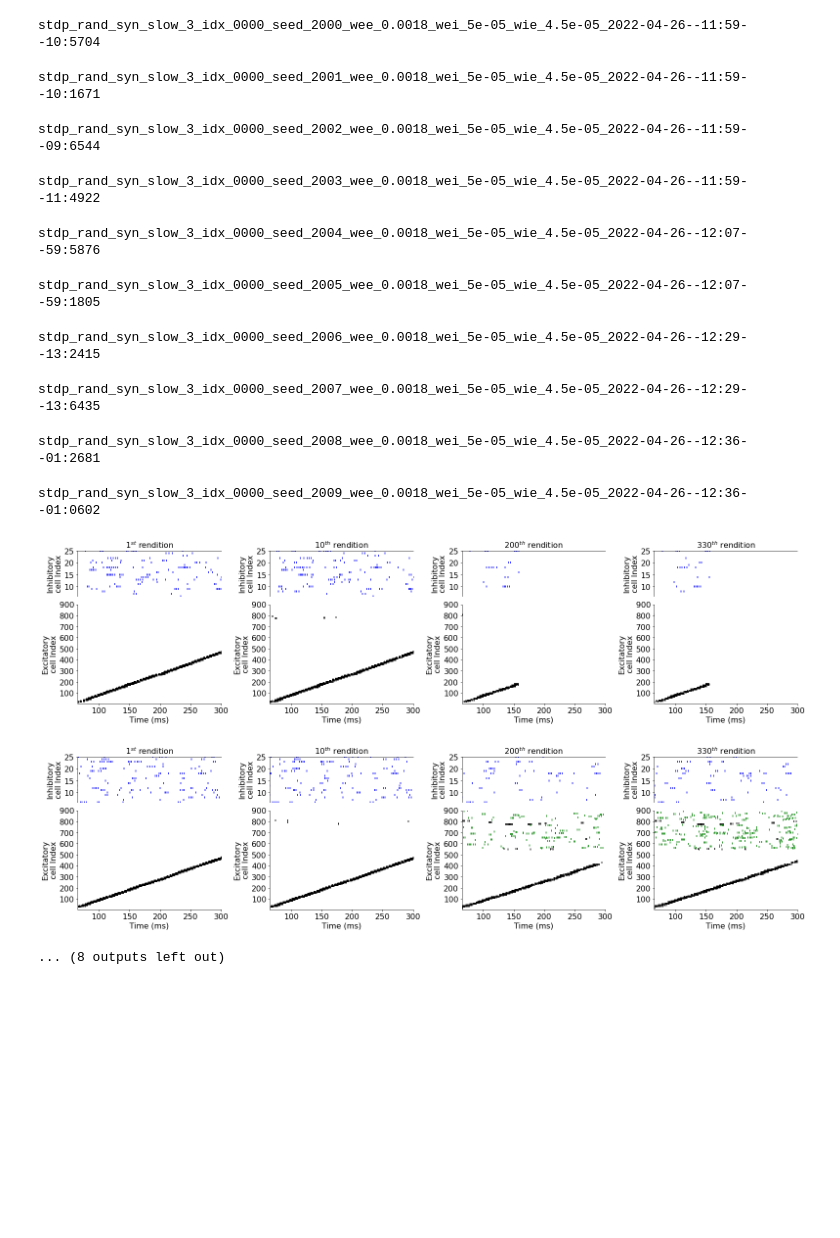
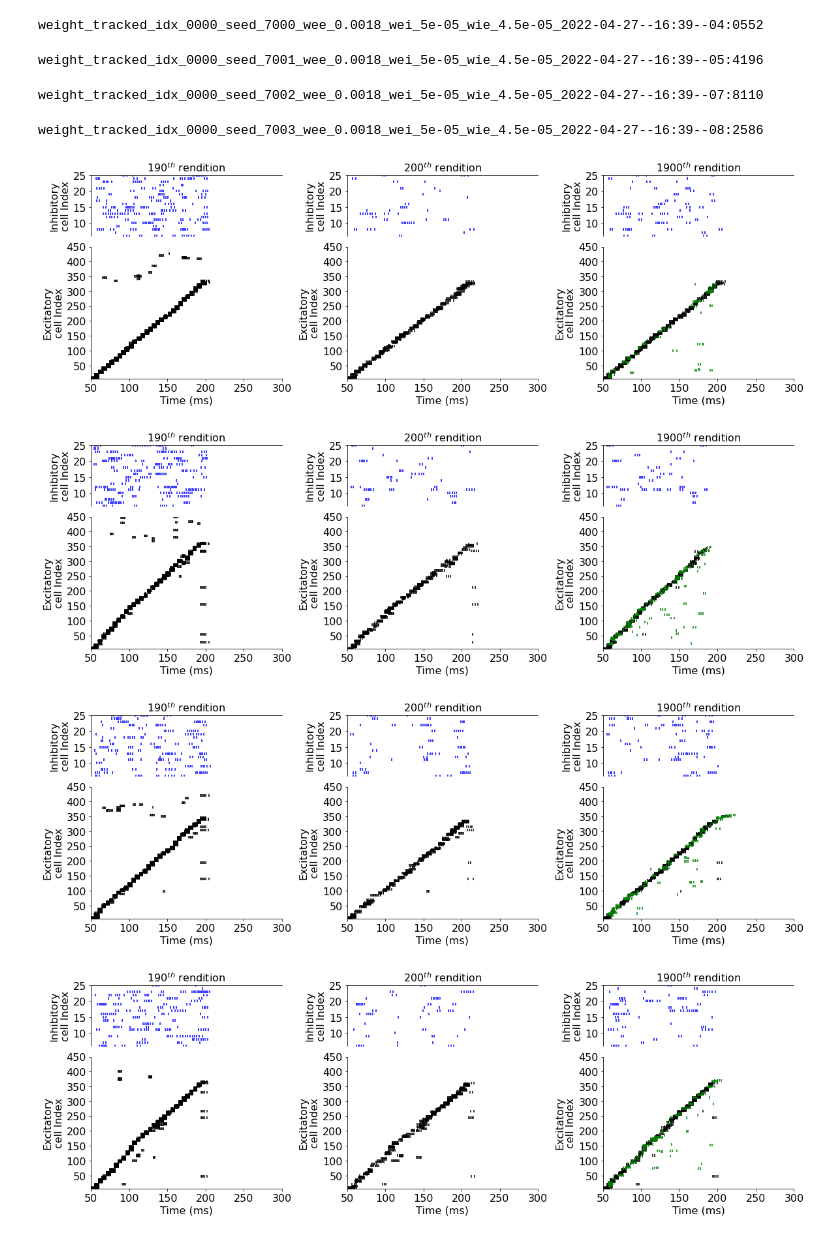
Before and after one commit to davidgbe/synfire_chain_growth, a Jupyter notebook: resilience_project_22_04_13/neurogenesis_+_heterosynaptic_comp_22_04_13/firing_rate_bound_neurogenesis_22_04_20/nb.ipynb, the cells around one changed output. Cells and saved outputs as stored; diff of their text form; code cells hidden in the pictures; blank space fills up the shorter version.

```diff
--- a/resilience_project_22_04_13/neurogenesis_+_heterosynaptic_comp_22_04_13/firing_rate_bound_neurogenesis_22_04_20/nb.ipynb
+++ b/resilience_project_22_04_13/neurogenesis_+_heterosynaptic_comp_22_04_13/firing_rate_bound_neurogenesis_22_04_20/nb.ipynb
@@ -134,11 +134,11 @@ def load_exp_data(direc, cut=None, layer_size=10, n_exc=1000, name_frags=[], rev
             if 'w_r_e' in loaded:
                 w_r_e = data['w_r_e']
 
-                w_r_e_e = w_r_e[:900, :900]
-                w_r_e_i = w_r_e[900:, :900]
+                w_r_e_e = w_r_e[:int(2/3 * n_exc), :n_exc]
+                w_r_e_i = w_r_e[n_exc:, :n_exc]
 
                 if surviving_cell_mask is not None:
-                    w_r_e_e_surviving = w_r_e_e[(surviving_cell_mask & (np.arange(900) < 600)).astype(bool), :]
+                    w_r_e_e_surviving = w_r_e_e[(surviving_cell_mask & (np.arange(n_exc) < int(2/3 * n_exc))).astype(bool), :]
                     summed_incoming_weights_e_e = np.sum(w_r_e_e_surviving[:, surviving_cell_mask], axis=1)
                     summed_incoming_weights_e_i = np.sum(w_r_e_i[:, surviving_cell_mask], axis=1)
                 else:
@@ -175,6 +175,8 @@ def downsample_raster(raster, cell_idxs_to_show):
         return np.array([])
 
 def make_figure_1_sparse(name, cell_range=(0, 900), per_shown=1., layer_size=10, timepoints=[5, 9, 20], sort_timepoint=300, verify_chain_timepoints=None, color='black', reverse=True):
+    n_cells = cell_range[1] - cell_range[0]
+
     if type(name) is list:
         all_dirs = filter_list_by_name_frags(all_in_dir('./robustness'), name)
     else:
@@ -192,8 +194,6 @@ def make_figure_1_sparse(name, cell_range=(0, 900), per_shown=1., layer_size=10,
 
     count = 0
     for d_idx, exp_dir_name in enumerate(sorted(all_dirs)):
-        if count >= 10:
-            continue
         count += 1
         print(exp_dir_name)
         scale = 1.1
@@ -213,7 +213,7 @@ def make_figure_1_sparse(name, cell_range=(0, 900), per_shown=1., layer_size=10,
         sorted_order = None
 
         i = 0
-        for i, load_data in load_exp_data(os.path.join('./robustness', exp_dir_name), name_frags=[], reverse=reverse):
+        for i, load_data in load_exp_data(os.path.join('./robustness', exp_dir_name), n_exc=n_cells, name_frags=[], reverse=reverse):
             if i == sort_timepoint:
                 data = load_data()
                 first_spk_times = data['first_spk_times']
@@ -248,8 +248,8 @@ def make_figure_1_sparse(name, cell_range=(0, 900), per_shown=1., layer_size=10,
 
             if ((j >= 0 and reverse) or (j < len(timepoints) and not reverse)) and i == timepoints[j]:
                 data = load_data() if (i != sort_timepoint) else data
-                exc_cells_initially_active = data['exc_raster_unperturbed'][:, data['exc_raster_unperturbed'][1, :] < 600]
-                exc_cells_newly_active = data['exc_raster_unperturbed'][:, data['exc_raster_unperturbed'][1, :] >= 600]
+                exc_cells_initially_active = data['exc_raster_unperturbed'][:, data['exc_raster_unperturbed'][1, :] < (2/3 * n_cells)]
+                exc_cells_newly_active = data['exc_raster_unperturbed'][:, data['exc_raster_unperturbed'][1, :] >= (2/3 * n_cells)]
 
                 exc_cells_initially_active_downsampled = downsample_raster(exc_cells_initially_active, cell_idxs_to_show)
                 exc_cells_newly_active_downsampled = downsample_raster(exc_cells_newly_active, cell_idxs_to_show)
@@ -266,8 +266,8 @@ def make_figure_1_sparse(name, cell_range=(0, 900), per_shown=1., layer_size=10,
 
 
                 if len(inh_raster) > 0:
-                    axs[j][0].scatter(inh_raster[0, :] * 1000, inh_raster[1, :] - 900, s=10, c=interneuron_blue, zorder=0, alpha=1, marker='|')
-                axs[j][1].set_ylim(0, 900)
+                    axs[j][0].scatter(inh_raster[0, :] * 1000, inh_raster[1, :] - n_cells, s=10, c=interneuron_blue, zorder=0, alpha=1, marker='|')
+                axs[j][1].set_ylim(0, n_cells)
                 axs[j][0].set_ylim(0, 25)
                 axs[j][0].set_ylabel('Inhibitory\ncell Index')
                 axs[j][1].set_ylabel('Excitatory\ncell Index')
@@ -280,7 +280,7 @@ def make_figure_1_sparse(name, cell_range=(0, 900), per_shown=1., layer_size=10,
 
                 for row_idx in range(2):
                     # axs[j][row_idx].set_xlim((first_first_spk_in_range - 0.001) * 1000, (last_first_spk_in_range + 0.001) * 1000)
-                    axs[j][row_idx].set_xlim(0.065 * 1000, 0.3 * 1000)
+                    axs[j][row_idx].set_xlim(0.05 * 1000, 0.3 * 1000)
                     set_font_size(axs[j][row_idx], 16)
                     axs[j][row_idx].spines['right'].set_visible(False)
                     axs[j][row_idx].set_ylim(6)
@@ -293,26 +293,21 @@ def make_figure_1_sparse(name, cell_range=(0, 900), per_shown=1., layer_size=10,
 #         save_fig(fig, './figures/paper/rasters', f'{exp_dir_name}.svg')
 # %%
 make_figure_1_sparse(
-    ['stdp_rand_syn_slow_3_idx'],
-    cell_range=(0, 900),
-    timepoints=[0, 1, 20, 33],
-    sort_timepoint=0,
+    ['weight'],
+    cell_range=(0, 450),
+    timepoints=[19, 20, 190],
+    sort_timepoint=199,
     per_shown=1.,
     color='#c41f3b',
-    reverse=False
+    reverse=True
 )
 # %% [output]
-stdp_rand_syn_slow_3_idx_0000_seed_2000_wee_0.0018_wei_5e-05_wie_4.5e-05_2022-04-26--11:59--10:5704
+weight_tracked_idx_0000_seed_7000_wee_0.0018_wei_5e-05_wie_4.5e-05_2022-04-27--16:39--04:0552
-stdp_rand_syn_slow_3_idx_0000_seed_2001_wee_0.0018_wei_5e-05_wie_4.5e-05_2022-04-26--11:59--10:1671
+weight_tracked_idx_0000_seed_7001_wee_0.0018_wei_5e-05_wie_4.5e-05_2022-04-27--16:39--05:4196
-stdp_rand_syn_slow_3_idx_0000_seed_2002_wee_0.0018_wei_5e-05_wie_4.5e-05_2022-04-26--11:59--09:6544
+weight_tracked_idx_0000_seed_7002_wee_0.0018_wei_5e-05_wie_4.5e-05_2022-04-27--16:39--07:8110
-stdp_rand_syn_slow_3_idx_0000_seed_2003_wee_0.0018_wei_5e-05_wie_4.5e-05_2022-04-26--11:59--11:4922
+weight_tracked_idx_0000_seed_7003_wee_0.0018_wei_5e-05_wie_4.5e-05_2022-04-27--16:39--08:2586
-stdp_rand_syn_slow_3_idx_0000_seed_2004_wee_0.0018_wei_5e-05_wie_4.5e-05_2022-04-26--12:07--59:5876
-stdp_rand_syn_slow_3_idx_0000_seed_2005_wee_0.0018_wei_5e-05_wie_4.5e-05_2022-04-26--12:07--59:1805
-stdp_rand_syn_slow_3_idx_0000_seed_2006_wee_0.0018_wei_5e-05_wie_4.5e-05_2022-04-26--12:29--13:2415
-stdp_rand_syn_slow_3_idx_0000_seed_2007_wee_0.0018_wei_5e-05_wie_4.5e-05_2022-04-26--12:29--13:6435
-stdp_rand_syn_slow_3_idx_0000_seed_2008_wee_0.0018_wei_5e-05_wie_4.5e-05_2022-04-26--12:36--01:2681
-stdp_rand_syn_slow_3_idx_0000_seed_2009_wee_0.0018_wei_5e-05_wie_4.5e-05_2022-04-26--12:36--01:0602
-[figure, old version]
+[figure, new version]
-[figure, old version]
+[figure, new version]
-... (8 outputs left out)
+[figure, added]
+[figure, added]
 # %%
```
Also changed, not shown: parts of 4 cells of this notebook, 1 other file.
